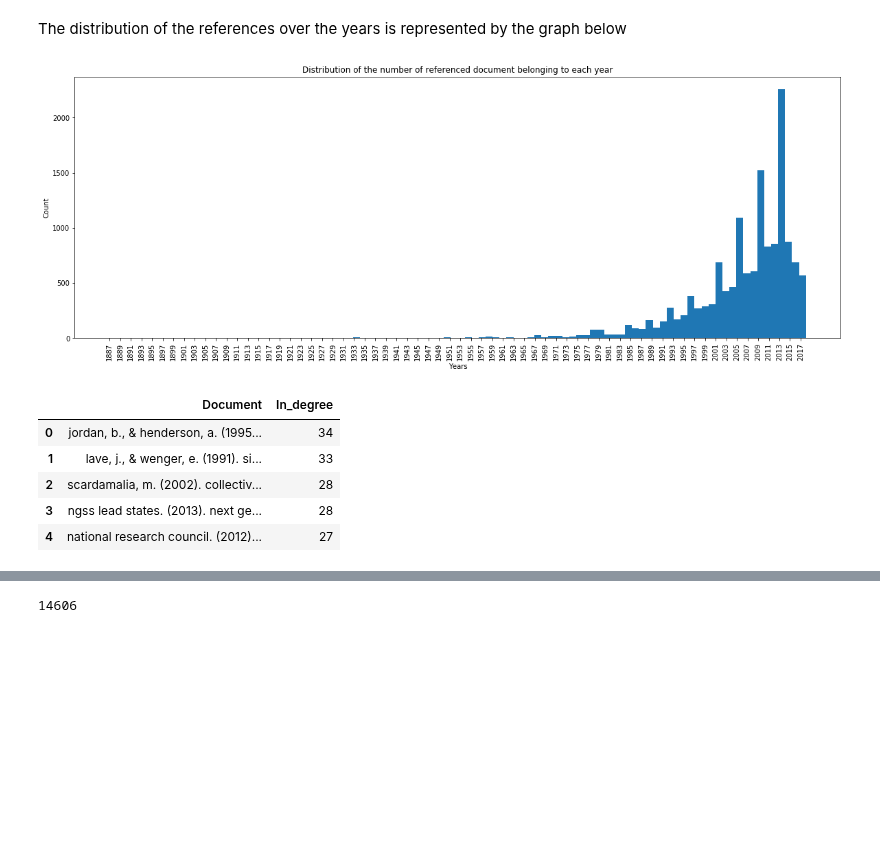
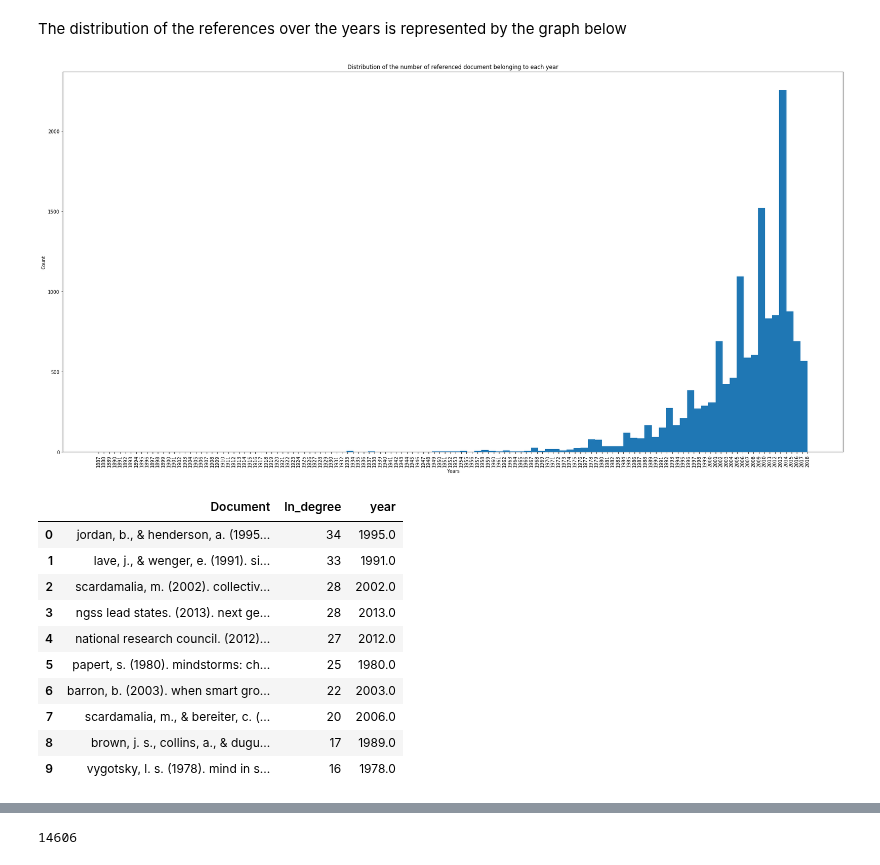
Before and after one commit to nourabassi/semester-project, a Jupyter notebook: Co_citations.ipynb, the cells around one changed output, grey strips where cells are left out. Drawn from its saved outputs; the diff is of its cells as text; code cells hidden in the pictures; blank space fills up the shorter version.

```diff
--- a/Co_citations.ipynb
+++ b/Co_citations.ipynb
@@ -557,24 +566,31 @@ The distribution of the references over the years is represented by the graph be
 years = references_df['year'][~references_df['year'].isnull()].apply(lambda x : int(x))
 # %%
 import matplotlib.pyplot as plt
-plt.figure(figsize=(20,7))
-x = plt.xticks(np.arange(min(years), max(years)+1, 2))
+
+plt.figure(figsize=(30,15))
+x = plt.xticks(np.arange(min(years), max(years)+1, 1))
 x = plt.hist(years, bins = 100)
 plt.title('Distribution of the number of referenced document belonging to each year')
 plt.xlabel('Years')
 plt.ylabel('Count')
 x =plt.xticks(rotation=90)
+plt.savefig('distribution_referenced.png')
 # %% [output]
-[figure, old version]
+[figure, new version]
 # %%
-in_degree.head()
+in_degree.head(10)
 # %% [output]
-|  | Document | In_degree |
-| 0 | jordan, b., & henderson, a. (1995... | 34 |
-| 1 | lave, j., & wenger, e. (1991). si... | 33 |
-| 2 | scardamalia, m. (2002). collectiv... | 28 |
-| 3 | ngss lead states. (2013). next ge... | 28 |
-| 4 | national research council. (2012)... | 27 |
+|  | Document | In_degree | year |
+| 0 | jordan, b., & henderson, a. (1995... | 34 | 1995.0 |
+| 1 | lave, j., & wenger, e. (1991). si... | 33 | 1991.0 |
+| 2 | scardamalia, m. (2002). collectiv... | 28 | 2002.0 |
+| 3 | ngss lead states. (2013). next ge... | 28 | 2013.0 |
+| 4 | national research council. (2012)... | 27 | 2012.0 |
+| 5 | papert, s. (1980). mindstorms: ch... | 25 | 1980.0 |
+| 6 | barron, b. (2003). when smart gro... | 22 | 2003.0 |
+| 7 | scardamalia, m., & bereiter, c. (... | 20 | 2006.0 |
+| 8 | brown, j. s., collins, a., & dugu... | 17 | 1989.0 |
+| 9 | vygotsky, l. s. (1978). mind in s... | 16 | 1978.0 |
 # %%
 references_df
 # %% [output]
```
Also changed, not shown: parts of 15 cells of this notebook, 39 other files.
